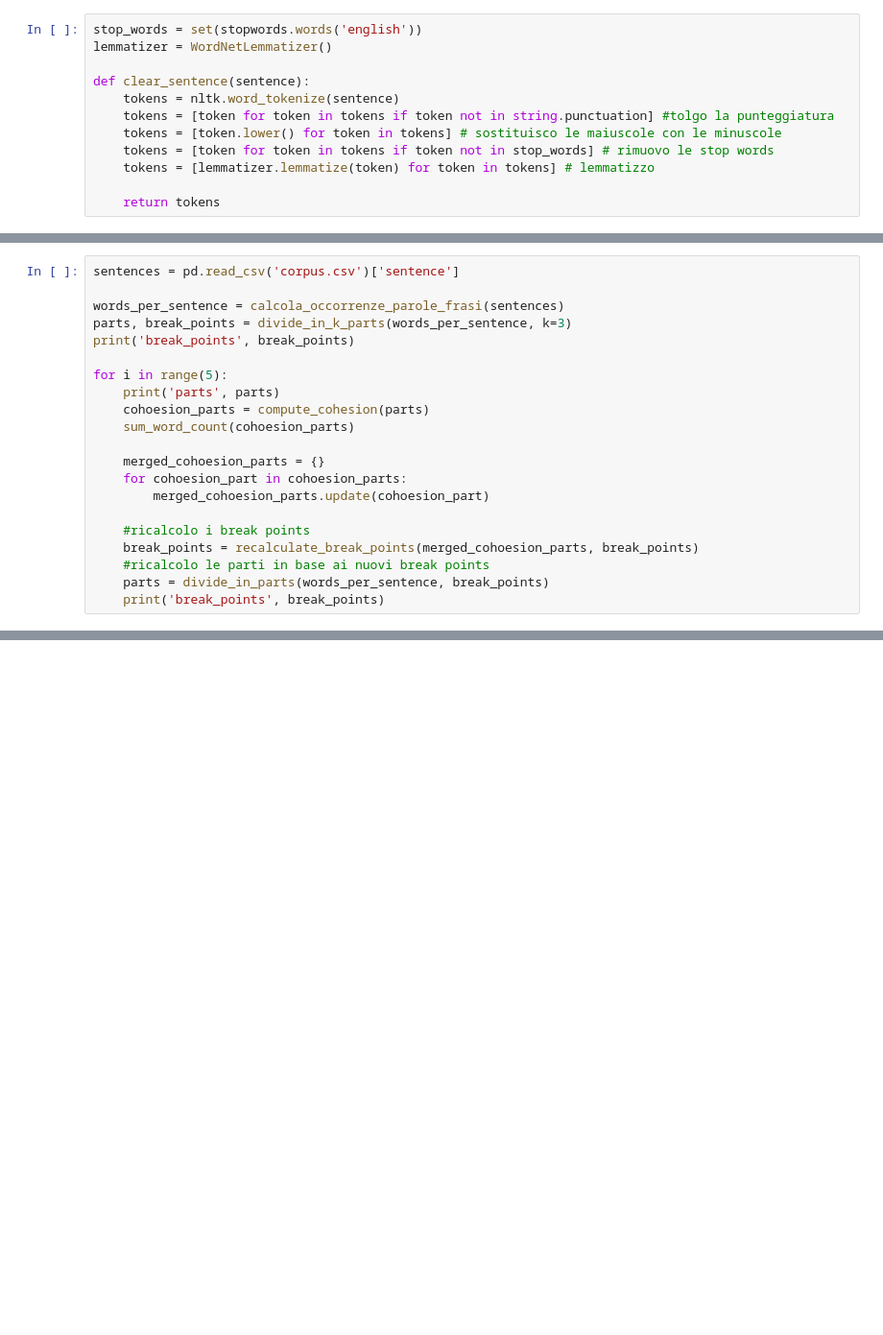
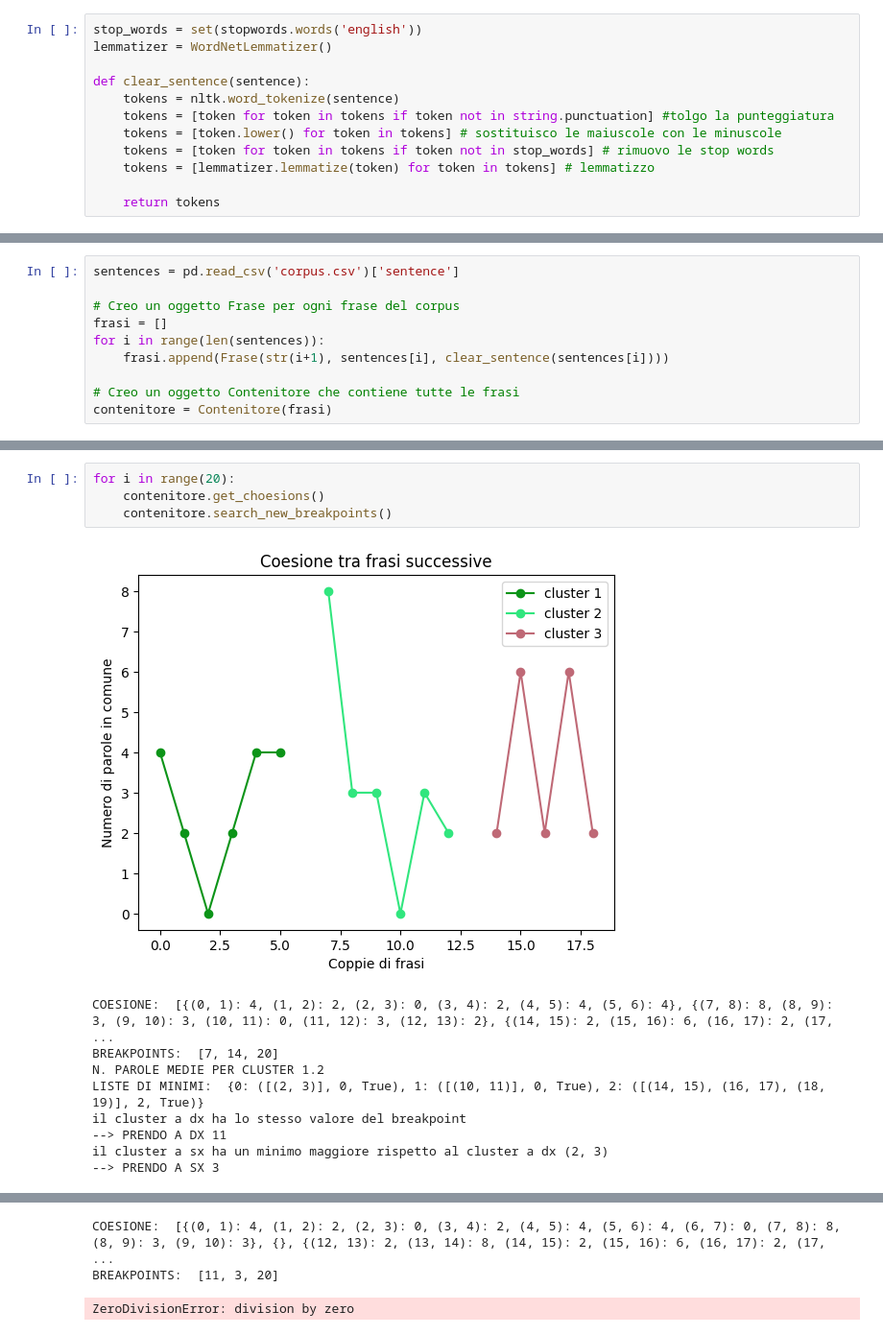
Before and after one commit to MichaelOliverio/TLN3, a Jupyter notebook: Esercizio4/text_segmentation1.ipynb, the cells around one changed output, grey strips where cells are left out. Shown: that part at 96% size. Cells and saved outputs as stored; diff of their text form; blank space fills up the shorter version.

```diff
--- a/Esercizio4/text_segmentation1.ipynb
+++ b/Esercizio4/text_segmentation1.ipynb
@@ -213,21 +292,0 @@ def recalculate_break_points(words_count, break_points):
-# %%
-sentences = pd.read_csv('corpus.csv')['sentence']
-
-words_per_sentence = calcola_occorrenze_parole_frasi(sentences)
-parts, break_points = divide_in_k_parts(words_per_sentence, k=3)
-print('break_points', break_points)
-
-for i in range(5):
-    print('parts', parts)
-    cohoesion_parts = compute_cohesion(parts)
-    sum_word_count(cohoesion_parts)
-
-    merged_cohoesion_parts = {}
-    for cohoesion_part in cohoesion_parts:
-        merged_cohoesion_parts.update(cohoesion_part)
-
-    #ricalcolo i break points
-    break_points = recalculate_break_points(merged_cohoesion_parts, break_points)
-    #ricalcolo le parti in base ai nuovi break points
-    parts = divide_in_parts(words_per_sentence, break_points)
-    print('break_points', break_points)
@@ -251,0 +295,10 @@ break_points [0, 3, 14]
+# %%
+sentences = pd.read_csv('corpus.csv')['sentence']
+
+# Creo un oggetto Frase per ogni frase del corpus
+frasi = []
+for i in range(len(sentences)):
+    frasi.append(Frase(str(i+1), sentences[i], clear_sentence(sentences[i])))
+
+# Creo un oggetto Contenitore che contiene tutte le frasi
+contenitore = Contenitore(frasi)
@@ -251,0 +316,14 @@ break_points [0, 3, 14]
+# %%
+for i in range(20):
+    contenitore.get_choesions()
+    contenitore.search_new_breakpoints()
+# %% [output]
+[figure, added]
+COESIONE:  [{(0, 1): 4, (1, 2): 2, (2, 3): 0, (3, 4): 2, (4, 5): 4, (5, 6): 4}, {(7, 8): 8, (8, 9): 3, (9, 10): 3, (10, 11): 0, (11, 12): 3, (12, 13): 2}, {(14, 15): 2, (15, 16): 6, (16, 17): 2, (17,  ...
+BREAKPOINTS:  [7, 14, 20]
+N. PAROLE MEDIE PER CLUSTER 1.2
+LISTE DI MINIMI:  {0: ([(2, 3)], 0, True), 1: ([(10, 11)], 0, True), 2: ([(14, 15), (16, 17), (18, 19)], 2, True)}
+il cluster a dx ha lo stesso valore del breakpoint
+--> PRENDO A DX 11
+il cluster a sx ha un minimo maggiore rispetto al cluster a dx (2, 3)
+--> PRENDO A SX 3
@@ -251,0 +331,3 @@ break_points [0, 3, 14]
+COESIONE:  [{(0, 1): 4, (1, 2): 2, (2, 3): 0, (3, 4): 2, (4, 5): 4, (5, 6): 4, (6, 7): 0, (7, 8): 8, (8, 9): 3, (9, 10): 3}, {}, {(12, 13): 2, (13, 14): 8, (14, 15): 2, (15, 16): 6, (16, 17): 2, (17,  ...
+BREAKPOINTS:  [11, 3, 20]
+ZeroDivisionError: division by zero
```
Also changed, not shown: parts of 17 cells of this notebook, 6 other files.
